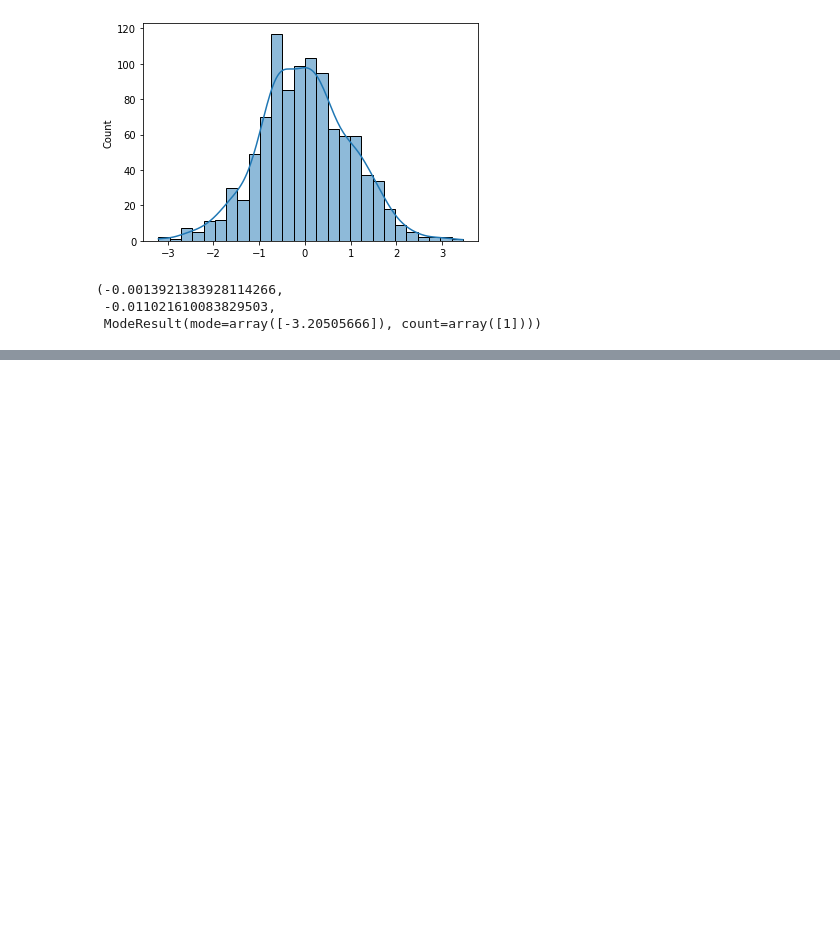
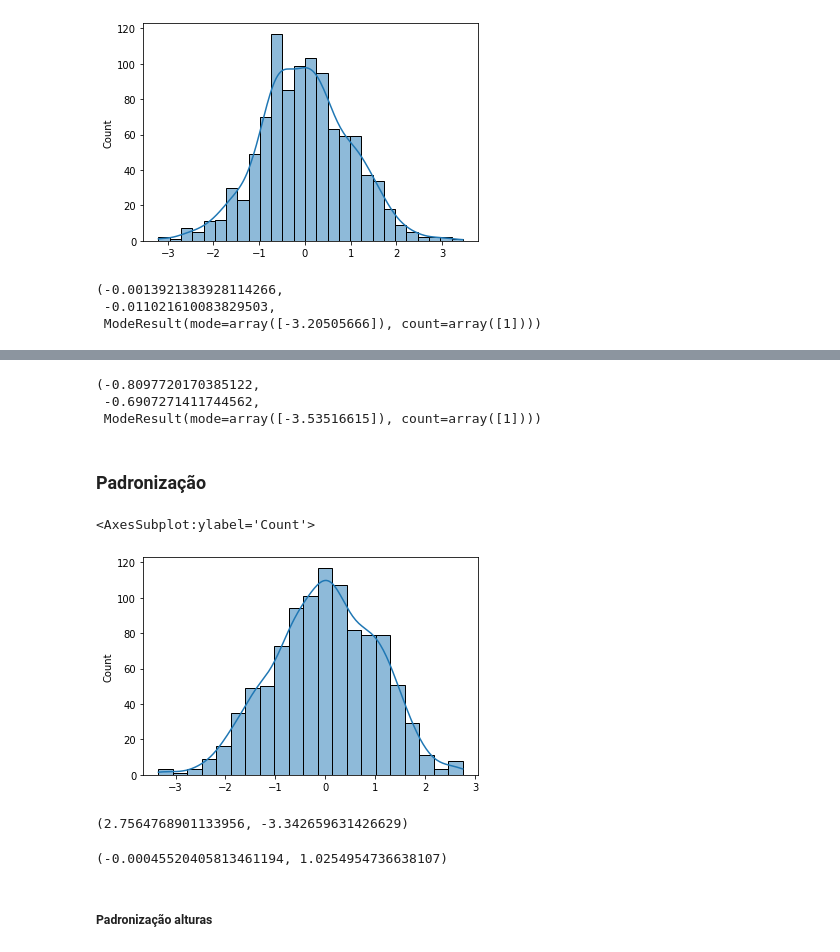
Before and after one commit to AlissonRaphael/statistics_for_data_science_and_machine_learning, a Jupyter notebook: 6_distribuicoes_estatisticas/distribuicao_normal.ipynb, the cells around one changed output, grey strips where cells are left out. Cells and saved outputs as stored; diff of their text form; code cells hidden in the pictures; blank space fills up the shorter version.

Commit message:
standardization of normal distribution

```diff
--- a/6_distribuicoes_estatisticas/distribuicao_normal.ipynb
+++ b/6_distribuicoes_estatisticas/distribuicao_normal.ipynb
@@ -137,0 +132,24 @@ dados_dist_negativo.mean(), np.median(dados_dist_negativo), stats.mode(dados_dis
+# %%
+dados_dist_negativo.mean(), np.median(dados_dist_negativo), stats.mode(dados_dist_negativo)
+# %% [output]
+(-0.8097720170385122,
+ -0.6907271411744562,
+ ModeResult(mode=array([-3.53516615]), count=array([1])))
+# %% [markdown]
+### Padronização
+# %%
+dados_padronizados = np.random.standard_normal(size=1000)
+sns.histplot(dados_padronizados, kde=True)
+# %% [output]
+<AxesSubplot:ylabel='Count'>
+[figure, added]
+# %%
+max(dados_padronizados), min(dados_padronizados)
+# %% [output]
+(2.7564768901133956, -3.342659631426629)
+# %%
+dados_padronizados.mean(), np.std(dados_padronizados)
+# %% [output]
+(-0.00045520405813461194, 1.0254954736638107)
+# %% [markdown]
+##### Padronização alturas
```
Also changed, not shown: parts of 12 cells of this notebook.
